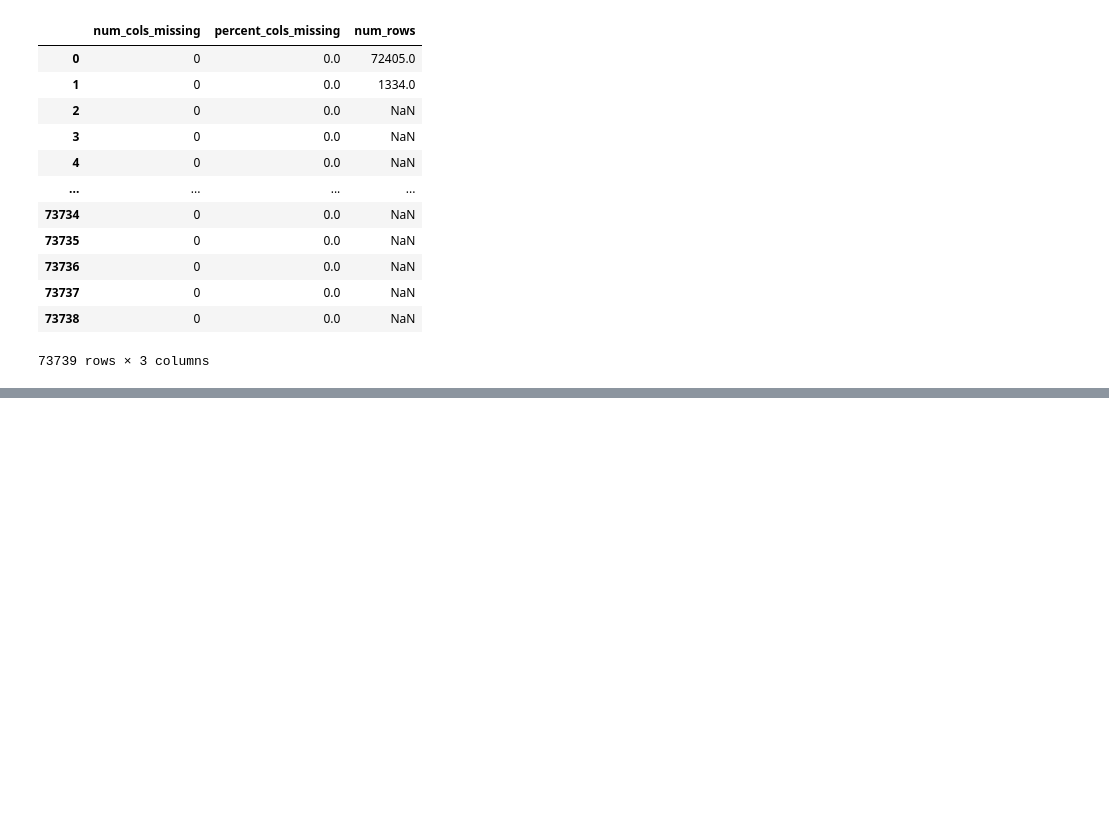
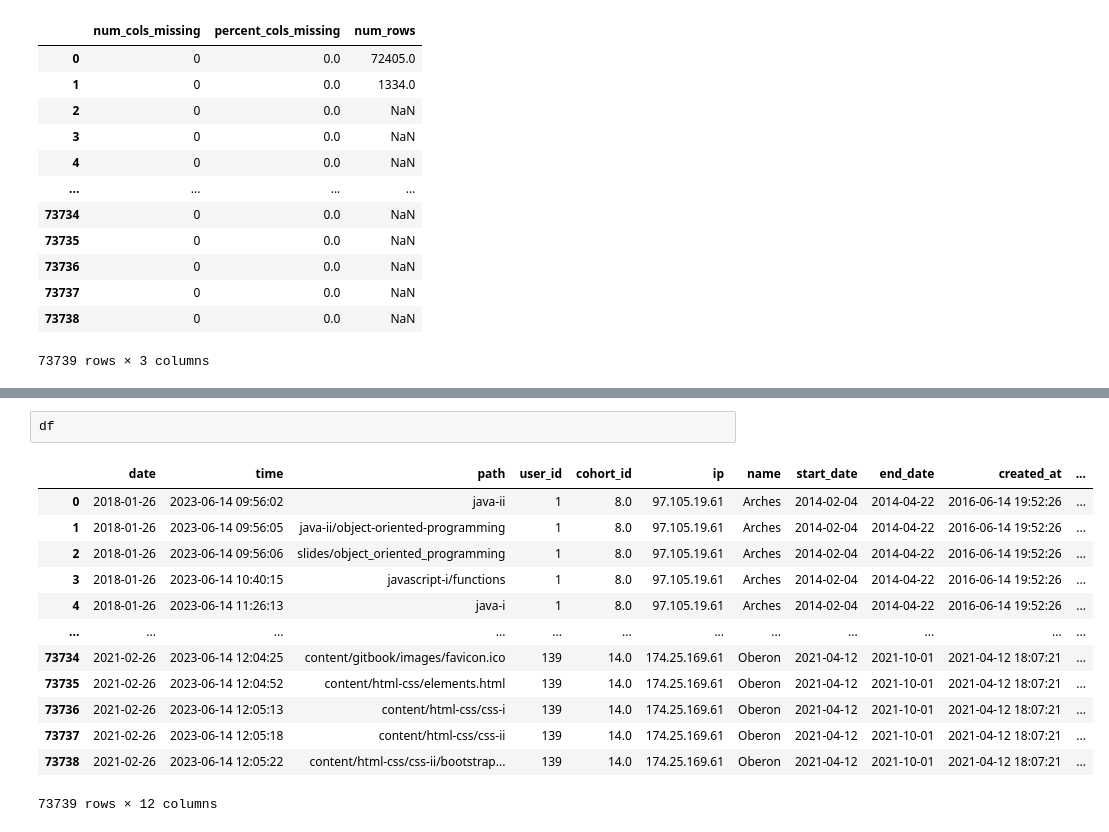
Before and after one commit to Anomaly-detection-project-RD/anomaly_detection, a Jupyter notebook: rosendo_anomaly_project.ipynb, the cells around one changed output, grey strips where cells are left out. Drawn from its saved outputs; the diff is of its cells as text; blank space fills up the shorter version.

```diff
--- a/rosendo_anomaly_project.ipynb
+++ b/rosendo_anomaly_project.ipynb
@@ -281,0 +351,16 @@ nulls_by_row(df, index_id='cohort_id')
+# %%
+df
+# %% [output]
+|  | date | time | path | user_id | cohort_id | ip | name | start_date | end_date | created_at | ... |
+| 0 | 2018-01-26 | 2023-06-14 09:56:02 | java-ii | 1 | 8.0 | 97.105.19.61 | Arches | 2014-02-04 | 2014-04-22 | 2016-06-14 19:52:26 | ... |
+| 1 | 2018-01-26 | 2023-06-14 09:56:05 | java-ii/object-oriented-programming | 1 | 8.0 | 97.105.19.61 | Arches | 2014-02-04 | 2014-04-22 | 2016-06-14 19:52:26 | ... |
+| 2 | 2018-01-26 | 2023-06-14 09:56:06 | slides/object_oriented_programming | 1 | 8.0 | 97.105.19.61 | Arches | 2014-02-04 | 2014-04-22 | 2016-06-14 19:52:26 | ... |
+| 3 | 2018-01-26 | 2023-06-14 10:40:15 | javascript-i/functions | 1 | 8.0 | 97.105.19.61 | Arches | 2014-02-04 | 2014-04-22 | 2016-06-14 19:52:26 | ... |
+| 4 | 2018-01-26 | 2023-06-14 11:26:13 | java-i | 1 | 8.0 | 97.105.19.61 | Arches | 2014-02-04 | 2014-04-22 | 2016-06-14 19:52:26 | ... |
+| ... | ... | ... | ... | ... | ... | ... | ... | ... | ... | ... | ... |
+| 73734 | 2021-02-26 | 2023-06-14 12:04:25 | content/gitbook/images/favicon.ico | 139 | 14.0 | 174.25.169.61 | Oberon | 2021-04-12 | 2021-10-01 | 2021-04-12 18:07:21 | ... |
+| 73735 | 2021-02-26 | 2023-06-14 12:04:52 | content/html-css/elements.html | 139 | 14.0 | 174.25.169.61 | Oberon | 2021-04-12 | 2021-10-01 | 2021-04-12 18:07:21 | ... |
+| 73736 | 2021-02-26 | 2023-06-14 12:05:13 | content/html-css/css-i | 139 | 14.0 | 174.25.169.61 | Oberon | 2021-04-12 | 2021-10-01 | 2021-04-12 18:07:21 | ... |
+| 73737 | 2021-02-26 | 2023-06-14 12:05:18 | content/html-css/css-ii | 139 | 14.0 | 174.25.169.61 | Oberon | 2021-04-12 | 2021-10-01 | 2021-04-12 18:07:21 | ... |
+| 73738 | 2021-02-26 | 2023-06-14 12:05:22 | content/html-css/css-ii/bootstrap... | 139 | 14.0 | 174.25.169.61 | Oberon | 2021-04-12 | 2021-10-01 | 2021-04-12 18:07:21 | ... |
+73739 rows × 12 columns
```
Also changed, not shown: parts of 12 cells of this notebook, 1 other file.
